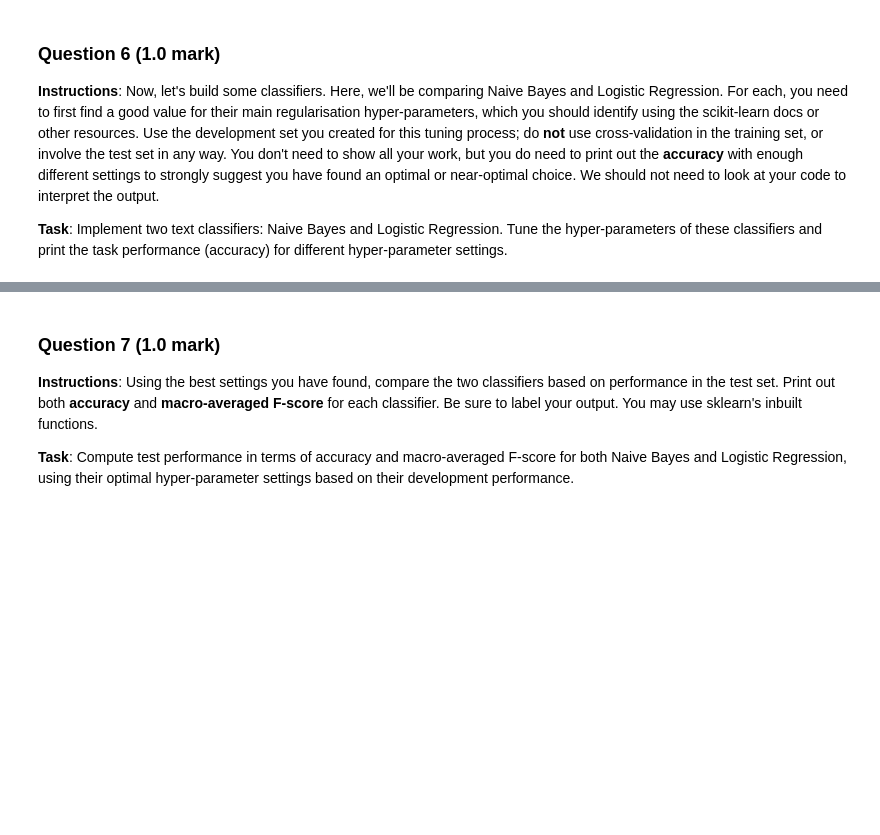
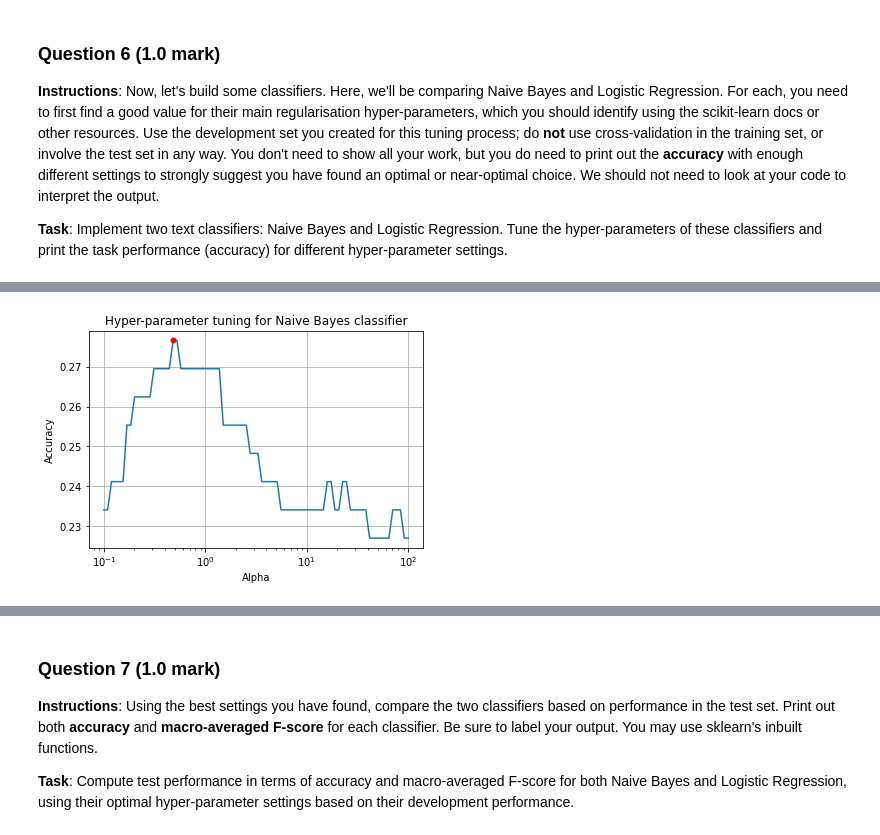
Before and after one commit to Momotaro-Yvv/NLP-A1, a Jupyter notebook: as1.ipynb, the cells around one changed output, grey strips where cells are left out. Cells and saved outputs as stored; diff of their text form; code cells hidden in the pictures; blank space fills up the shorter version.

```diff
--- a/as1.ipynb
+++ b/as1.ipynb
@@ -453,11 +455,11 @@ def prepare_data(x_processed,y_processed):
     # Convert the bag-of-words representation into a feature vector
     vectorizer = DictVectorizer()
     x_train = vectorizer.fit_transform(x_train)
-    x_dev = vectorizer.fit_transform(x_dev)
+    x_dev = vectorizer.transform(x_dev)
     x_test = vectorizer.transform(x_test)
-    return x_train, x_dev, x_test, y_train, y_dev, y_test
+    return x_train, x_dev, x_test, y_train, y_dev, y_test, vectorizer
 
-x_train, x_dev, x_test, y_train, y_dev, y_test = prepare_data(x_processed,y_processed)
+x_train, x_dev, x_test, y_train, y_dev, y_test, vectorizer = prepare_data(x_processed,y_processed)
 ###
 # Your answer ENDS HERE
 ###
@@ -501,0 +472,90 @@ print("The best parameters are %s with a score of %0.2f"
+# %%
+from sklearn.naive_bayes import MultinomialNB
+from sklearn.linear_model import LogisticRegression
+
+from sklearn.metrics import accuracy_score, classification_report
+from sklearn.model_selection import GridSearchCV
+import numpy as np
+import matplotlib.pyplot as plt
+import warnings
+warnings.filterwarnings("ignore")
+
+###
+# Your answer BEGINS HERE
+###
+
+"""
+Classifiers: Naive Bayes
+"""
+alpha_range = np.logspace(-1, 2, 80)
+best_accuracy_nb = 0
+accuracy_record = []
+
+for alpha in alpha_range:
+    naive_bayes_classifier = MultinomialNB(alpha = alpha)
+    naive_bayes_classifier.fit(x_train,y_train)
+    y_dev_pred = naive_bayes_classifier.predict(x_dev)
+    accuracy_nb = accuracy_score(y_dev, y_dev_pred)
+    accuracy_record.append(accuracy_nb)
+
+    if accuracy_nb > best_accuracy_nb:
+        best_accuracy_nb = accuracy_nb
+        best_param_nb = naive_bayes_classifier.get_params()
+
+print(f"The best parameters for Naive Bayes classifier are {best_param_nb} with a score of {round(best_accuracy_nb,2)}")
+
+
+# Plot the accuracy scores against the alpha values
+plt.plot(alpha_range, accuracy_record)
+plt.xscale('log')
+plt.xlabel('Alpha')
+plt.ylabel('Accuracy')
+plt.title('Hyper-parameter tuning for Naive Bayes classifier')
+plt.grid(True)
+# Mark the best alpha value with a red dot
+plt.plot(best_param_nb['alpha'], best_accuracy_nb, 'ro', markersize=5)
+plt.show()
+
+
+"""
+Classifiers: Logistic Regression
+"""
+penalty_range = ['l2', 'elasticnet', 'none']
+C_range = np.logspace(-4,2,20)
+solvers = ['lbfgs','newton-cg','liblinear','sag','saga']
+max_iter_range = [10,15,20,25,50,100,150]
+
+best_accuracy_lr = 0
+accuracy_record = []
+
+for penalty in penalty_range:
+    for c in C_range:
+        for solver in solvers:
+            for max_iter in max_iter_range:
+                try:
+                    logistic_regression_classifier = LogisticRegression(
+                    penalty = penalty,
+                    C = c,
+                    solver = solver,
+                    max_iter = max_iter
+                    )
+
+                    logistic_regression_classifier.fit(x_train,y_train)
+                    x_dev_pred = logistic_regression_classifier.predict(x_dev)
+                    accuracy_lr = accuracy_score(y_dev, x_dev_pred)
+                    accuracy_record.append(accuracy_lr)
+
+                    if accuracy_lr > best_accuracy_lr:
+                        best_accuracy_lr = accuracy_lr
+                        best_param_lr = logistic_regression_classifier.get_params()
+                except:
+                        # in case this combination does not exist
+                        continue
+
+
+print(f"The best parameters for Logistic Regression classifier are {best_param_lr} with a score of {round(best_accuracy_lr,2)}")
+
+###
+# Your answer ENDS HERE
+###
+# %% [output]
@@ -501,0 +563 @@ print("The best parameters are %s with a score of %0.2f"
+[figure, added]
```
Also changed, not shown: parts of 10 cells of this notebook.
